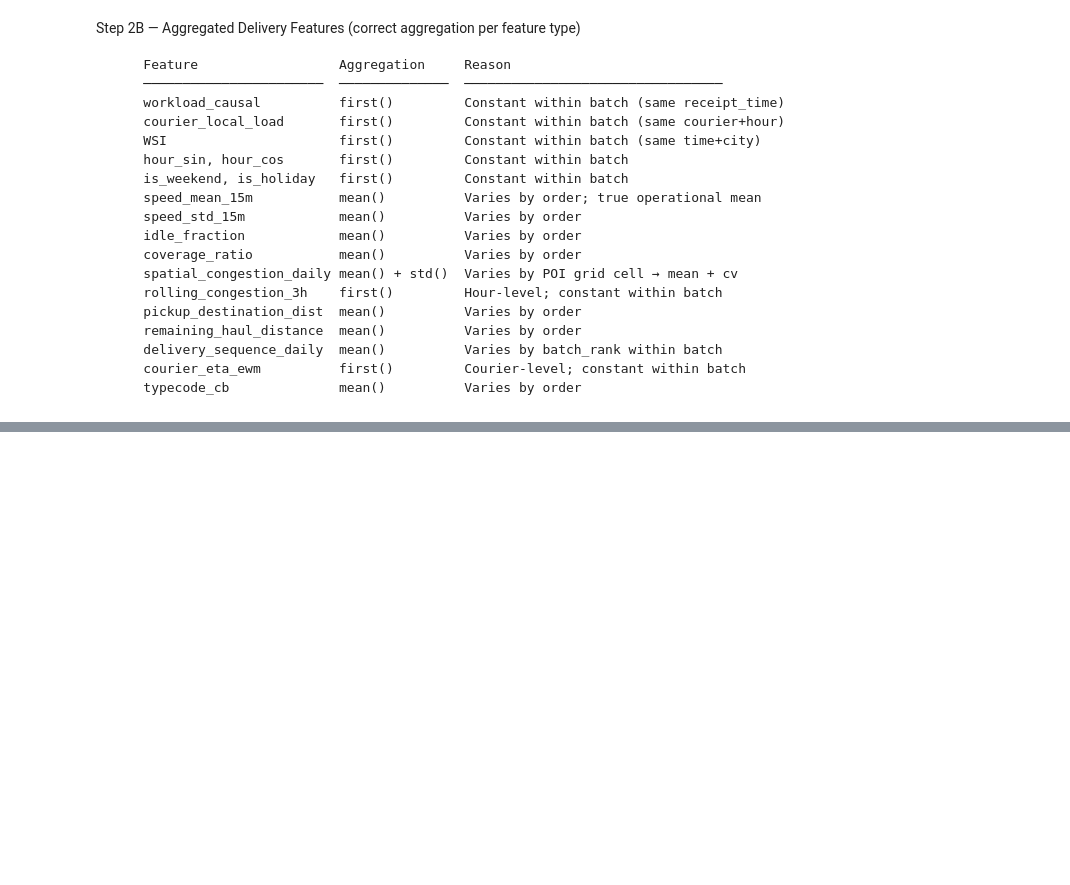
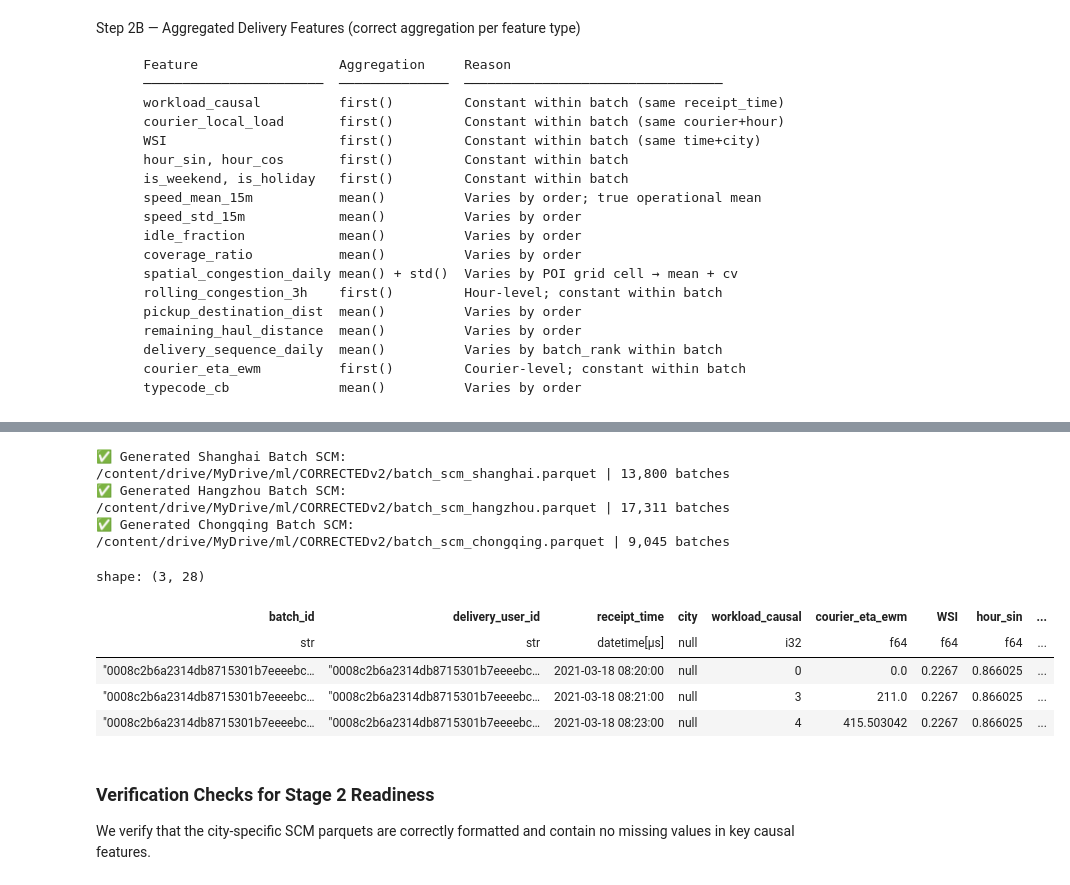
Before and after one commit to aymuos/endgame, a Jupyter notebook: 00_master_feature_creator.ipynb, the cells around one changed output, grey strips where cells are left out. Cells and saved outputs as stored; diff of their text form; code cells hidden in the pictures; blank space fills up the shorter version.

```diff
--- a/00_master_feature_creator.ipynb
+++ b/00_master_feature_creator.ipynb
@@ -2100,0 +2194,32 @@ BATCH AGGREGATION
+# %%
+import os
+
+# Loop through each city and save individual batch-level SCM parquets
+for city_name, df_city in city_results_v4.items():
+    slug = city_name.lower()
+
+    # Aggregate city-specific data to batch level
+    batch_city_df = aggregate_to_batch_level(df_city)
+
+    # Define output path using the requested naming convention
+    output_path = os.path.join(OUTPUT_DIR, f"batch_scm_{slug}.parquet")
+
+    # Save to parquet
+    batch_city_df.write_parquet(output_path)
+
+    print(f"✅ Generated {city_name} Batch SCM: {output_path} | {batch_city_df.height:,} batches")
+
+display(batch_city_df.head(3))
+# %% [output]
+✅ Generated Shanghai Batch SCM: /content/drive/MyDrive/ml/CORRECTEDv2/batch_scm_shanghai.parquet | 13,800 batches
+✅ Generated Hangzhou Batch SCM: /content/drive/MyDrive/ml/CORRECTEDv2/batch_scm_hangzhou.parquet | 17,311 batches
+✅ Generated Chongqing Batch SCM: /content/drive/MyDrive/ml/CORRECTEDv2/batch_scm_chongqing.parquet | 9,045 batches
+shape: (3, 28)
+| batch_id | delivery_user_id | receipt_time | city | workload_causal | courier_eta_ewm | WSI | hour_sin | ... |
+| str | str | datetime[μs] | null | i32 | f64 | f64 | f64 | ... |
+| "0008c2b6a2314db8715301b7eeeebc… | "0008c2b6a2314db8715301b7eeeebc… | 2021-03-18 08:20:00 | null | 0 | 0.0 | 0.2267 | 0.866025 | ... |
+| "0008c2b6a2314db8715301b7eeeebc… | "0008c2b6a2314db8715301b7eeeebc… | 2021-03-18 08:21:00 | null | 3 | 211.0 | 0.2267 | 0.866025 | ... |
+| "0008c2b6a2314db8715301b7eeeebc… | "0008c2b6a2314db8715301b7eeeebc… | 2021-03-18 08:23:00 | null | 4 | 415.503042 | 0.2267 | 0.866025 | ... |
+# %% [markdown]
+### Verification Checks for Stage 2 Readiness
+We verify that the city-specific SCM parquets are correctly formatted and contain no missing values in key causal features.
```
Also changed, not shown: parts of 3 cells of this notebook.
